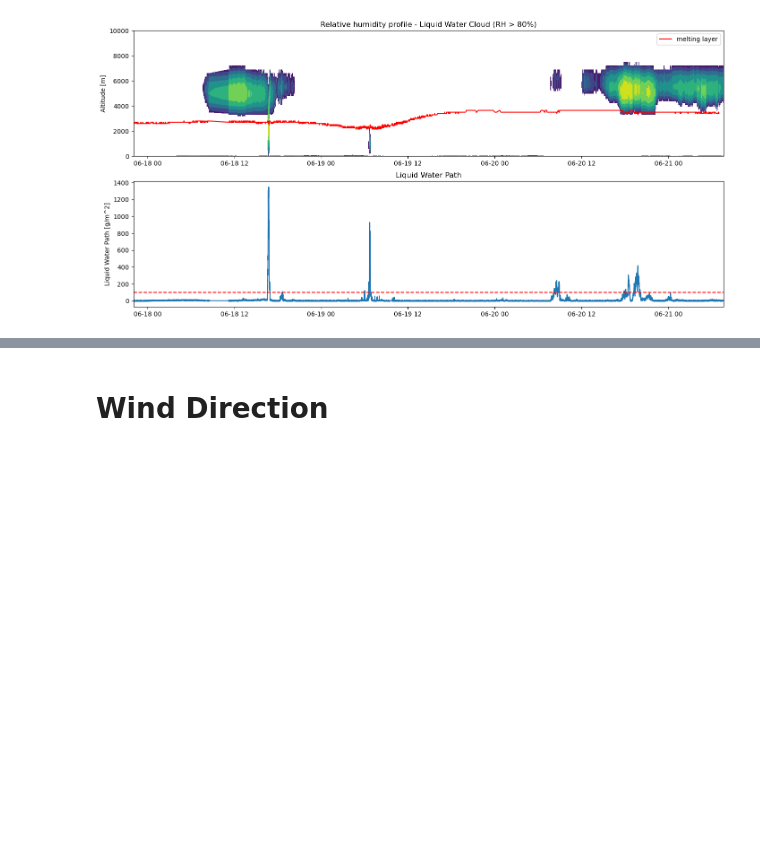
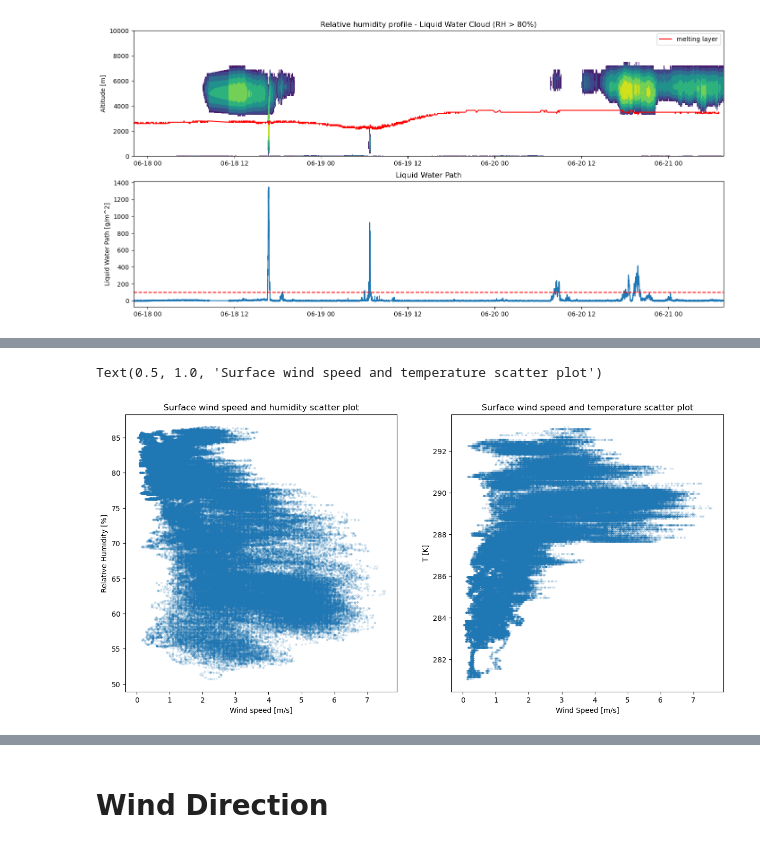
Before and after one commit to nefelita/Fieldwork, a Jupyter notebook: Nef.ipynb, the cells around one changed output, grey strips where cells are left out. Saved outputs shown, nothing was run; the diff lists cells and outputs as text; code cells hidden in the pictures; blank space fills up the shorter version.

```diff
--- a/Nef.ipynb
+++ b/Nef.ipynb
@@ -355,0 +390,17 @@ ax2.set_xlim(pd.Timestamp("2024-06-17T22:03:11.000000000"), pd.Timestamp("2024-0
+# %%
+fig,(ax1,ax2) = plt.subplots(1,2,figsize=(15,7))
+
+ax1.scatter(MET.Surf_WS/3.6, MET.Surf_RH, s=5, alpha=0.1)
+ax1.set_xlabel('Wind speed [m/s]')
+ax1.set_ylabel('Relative Humidity [%]')
+ax1.set_title('Surface wind speed and humidity scatter plot')
+#ax1.grid()
+
+ax2.scatter(MET.Surf_WS/3.6, MET.Surf_T, s=5, alpha=0.1)
+ax2.set_xlabel('Wind Speed [m/s]')
+ax2.set_ylabel('T [K]')
+ax2.set_title('Surface wind speed and temperature scatter plot')
+#ax2.grid()
+# %% [output]
+Text(0.5, 1.0, 'Surface wind speed and temperature scatter plot')
+[figure, added]
```
Also changed, not shown: parts of 9 cells of this notebook.
